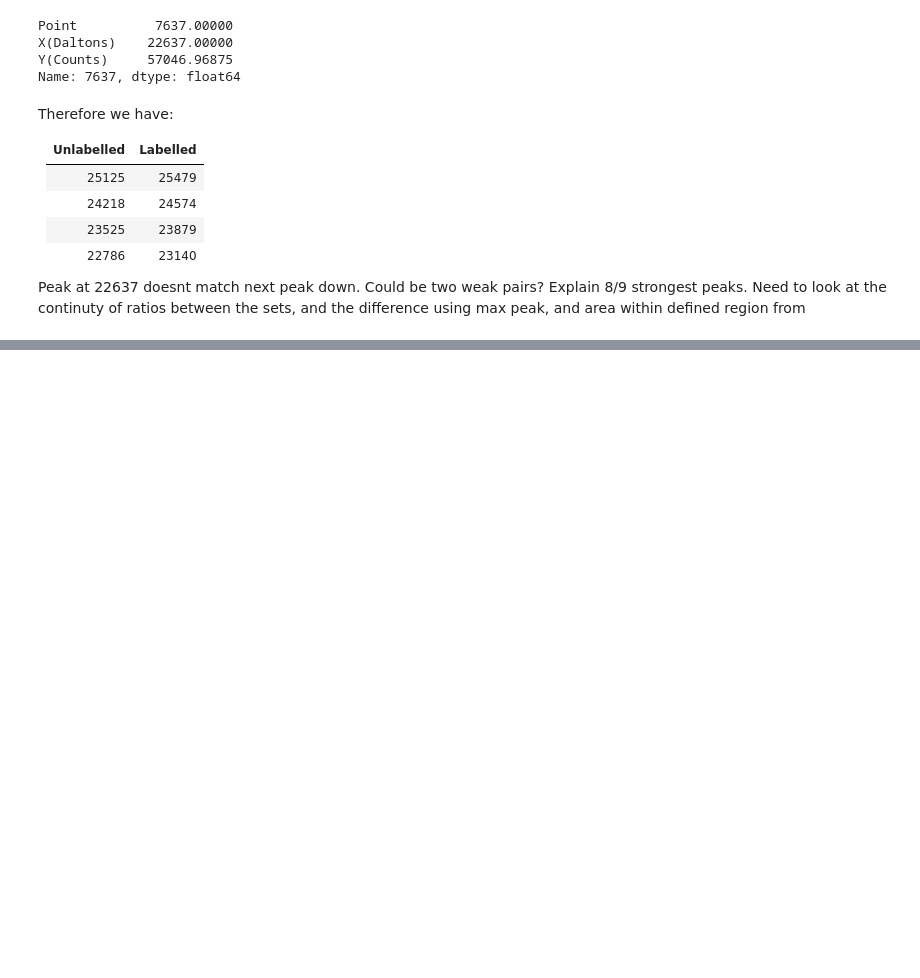
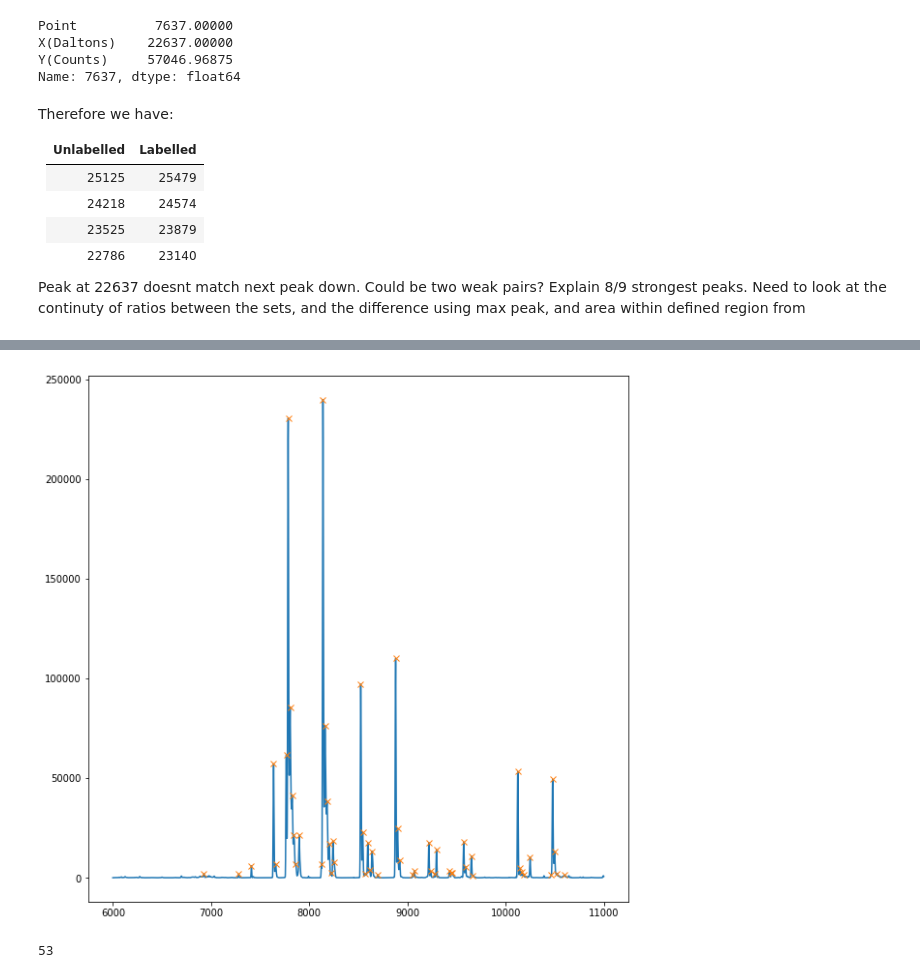
Before and after one commit to nelse003/mass_spec_ratio, a Jupyter notebook: NUDT7_ratios.ipynb, the cells around one changed output, grey strips where cells are left out. Saved outputs shown, nothing was run; the diff lists cells and outputs as text; code cells hidden in the pictures; blank space fills up the shorter version.

```diff
--- a/NUDT7_ratios.ipynb
+++ b/NUDT7_ratios.ipynb
@@ -200,0 +283,10 @@ Peak at 22637 doesnt match next peak down. Could be two weak pairs? Explain 8/9
+# %%
+peaks, _ = find_peaks(x, height=1000)
+peaks = peaks + 6000
+plt.plot(x)
+plt.plot(peaks, x[peaks], "x")
+plt.show()
+len(peaks)
+# %% [output]
+[figure, added]
+53
```
Also changed, not shown: parts of 34 cells of this notebook, 1 other file.
